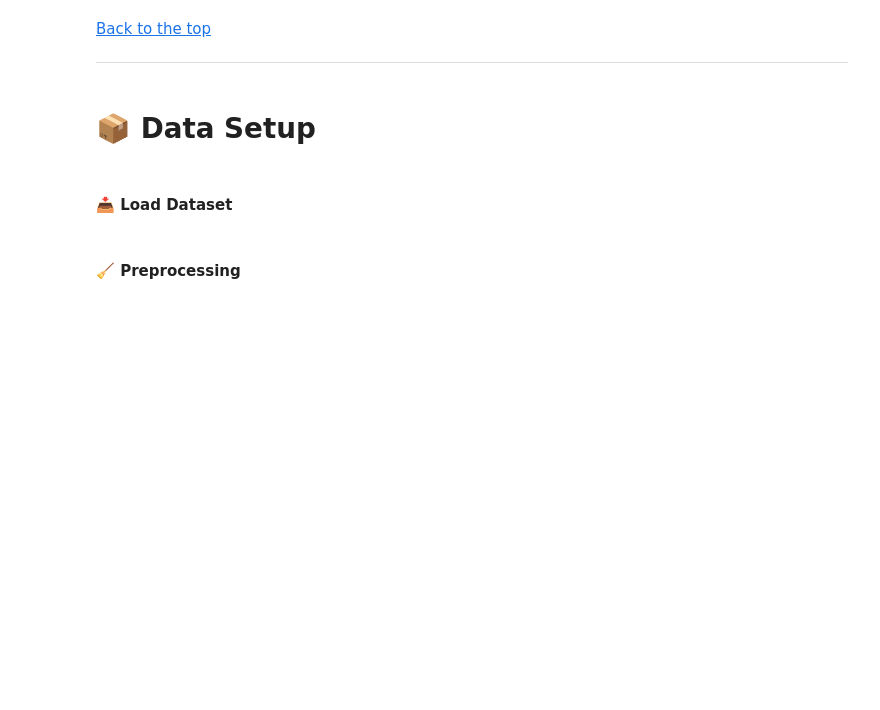
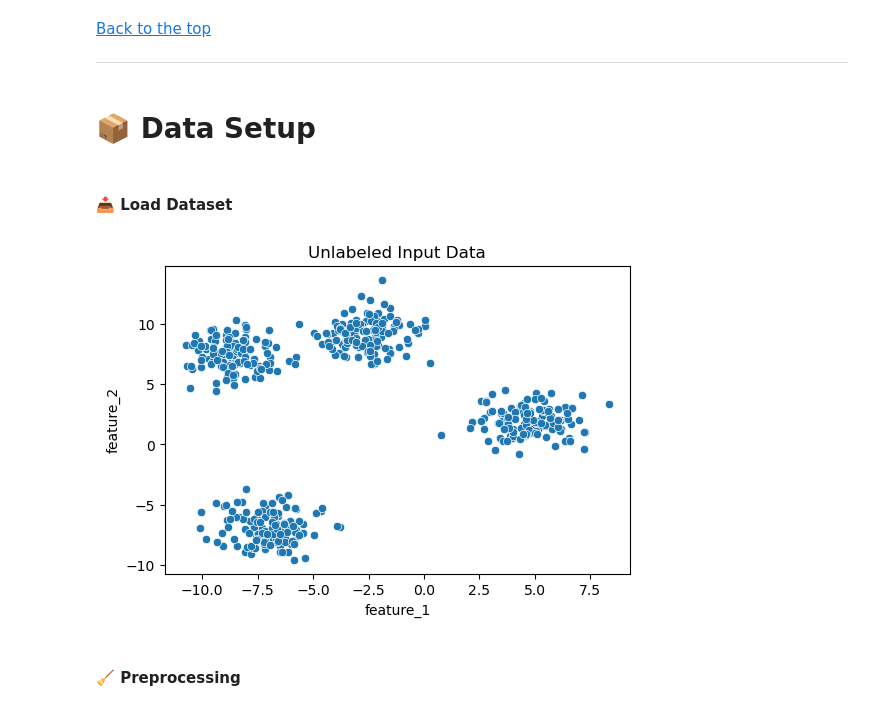
Before and after one commit to ashrithssreddy/ml-toolkit, a Jupyter notebook: Unsupervised_Learning/clustering_v2.ipynb, the cells around one changed output. Drawn from its saved outputs; the diff is of its cells as text; code cells hidden in the pictures; blank space fills up the shorter version.

```diff
--- a/Unsupervised_Learning/clustering_v2.ipynb
+++ b/Unsupervised_Learning/clustering_v2.ipynb
@@ -84,6 +150,24 @@ ___
 # %% [markdown]
 <a id="load-dataset"></a>
 #### 📥 Load Dataset
+# %%
+from sklearn.datasets import make_blobs
+import pandas as pd
+import numpy as np
+import matplotlib.pyplot as plt
+import seaborn as sns
+
+# Generate synthetic clusterable data
+X, y = make_blobs(n_samples=500, centers=4, cluster_std=1.2, random_state=42)
+df = pd.DataFrame(X, columns=["feature_1", "feature_2"])
+
+# Plot raw input
+plt.figure(figsize=(6, 4))
+sns.scatterplot(data=df, x="feature_1", y="feature_2")
+plt.title("Unlabeled Input Data")
+plt.show()
+# %% [output]
+[figure, added]
 # %% [markdown]
 <a id="preprocessing"></a>
 #### 🧹 Preprocessing
```
Also changed, not shown: parts of 7 cells of this notebook.
